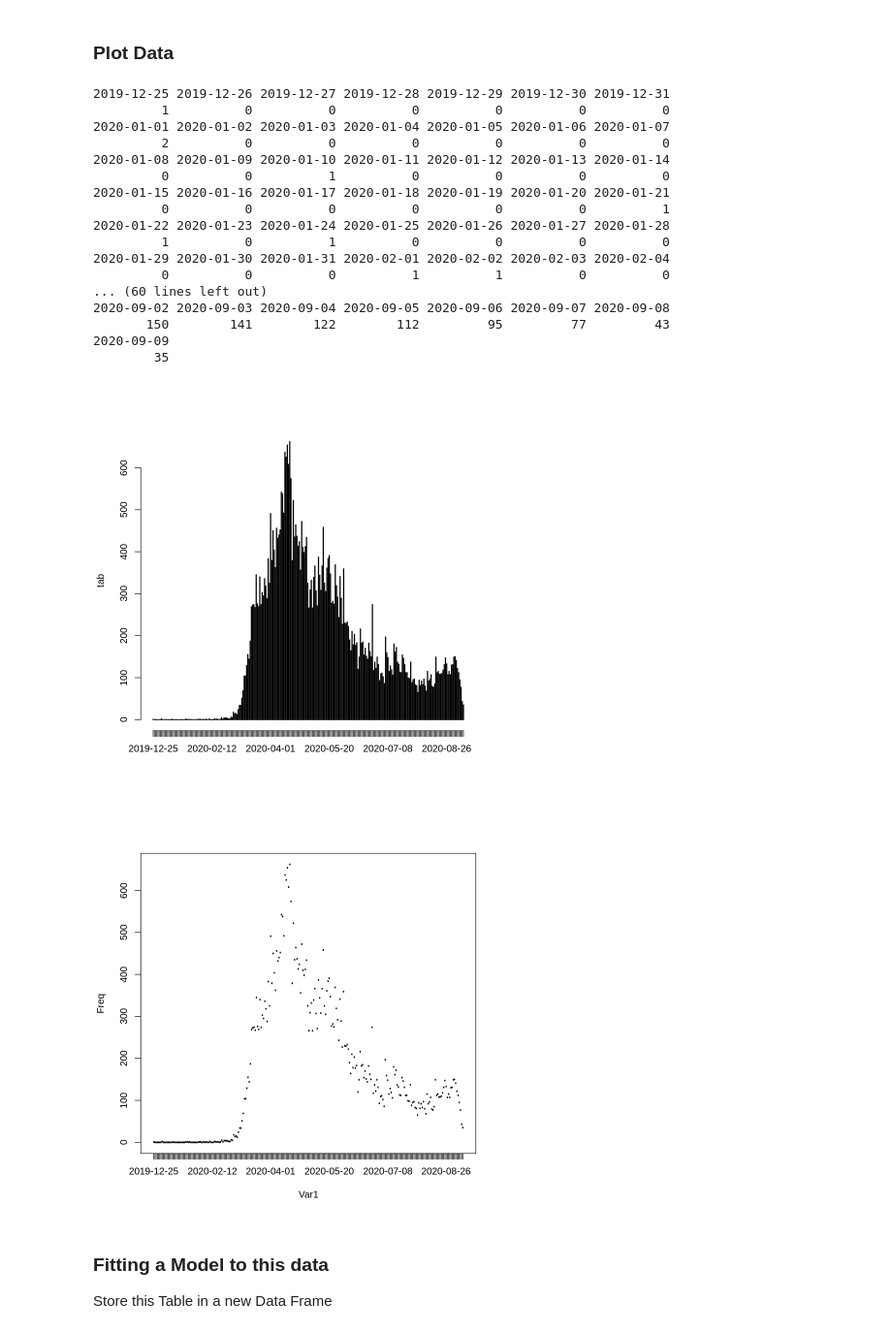
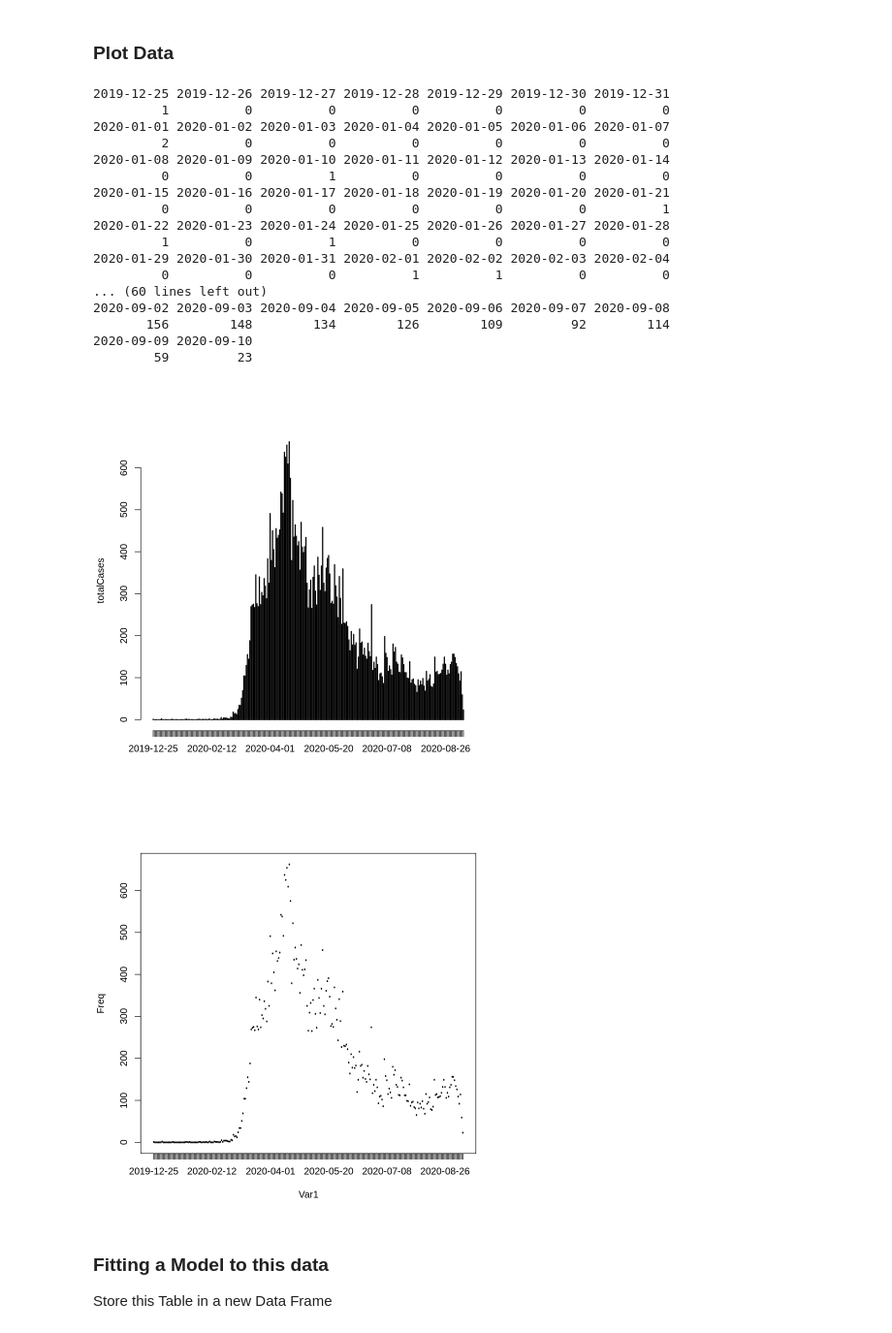
Before and after one commit to ummd/ummd.github.io, a Jupyter notebook: Teaching/Lecture1/Lecture1aa.ipynb, the cells around one changed output. Shown at 97% size. Drawn from its saved outputs; the diff is of its cells as text; code cells hidden in the pictures.

```diff
--- a/Teaching/Lecture1/Lecture1aa.ipynb
+++ b/Teaching/Lecture1/Lecture1aa.ipynb
@@ -44,8 +44,8 @@ COVID$Accurate_Episode_Date <- as.Date(COVID$Accurate_Episode_Date, format="%Y-%
 # %% [markdown]
 ### Plot Data
 # %%
-tab <- table(cut(COVID$Accurate_Episode_Date, 'day'))
-tab
+totalCases <- table(cut(COVID$Accurate_Episode_Date, 'day')) #try changing 'day' to 'month'
+totalCases
 # %% [output]
 2019-12-25 2019-12-26 2019-12-27 2019-12-28 2019-12-29 2019-12-30 2019-12-31
          1          0          0          0          0          0          0
@@ -61,16 +61,15 @@ tab
          0          0          0          1          1          0          0
 ... (60 lines left out)
 2020-09-02 2020-09-03 2020-09-04 2020-09-05 2020-09-06 2020-09-07 2020-09-08
-       150        141        122        112         95         77         43
-2020-09-09
-        35
+       156        148        134        126        109         92        114
+2020-09-09 2020-09-10
+        59         23
 # %%
-plot(tab)
-plot(as.data.frame(tab))
-#plot(radio,sales,col='red')
+plot(totalCases)
+plot(as.data.frame(totalCases))
 # %% [output]
-[figure, old version]
+[figure, new version]
-[figure, old version]
+[figure, new version]
 # %% [markdown]
 ### Fitting a Model to this data
 
```
Also changed, not shown: parts of 6 cells of this notebook.
